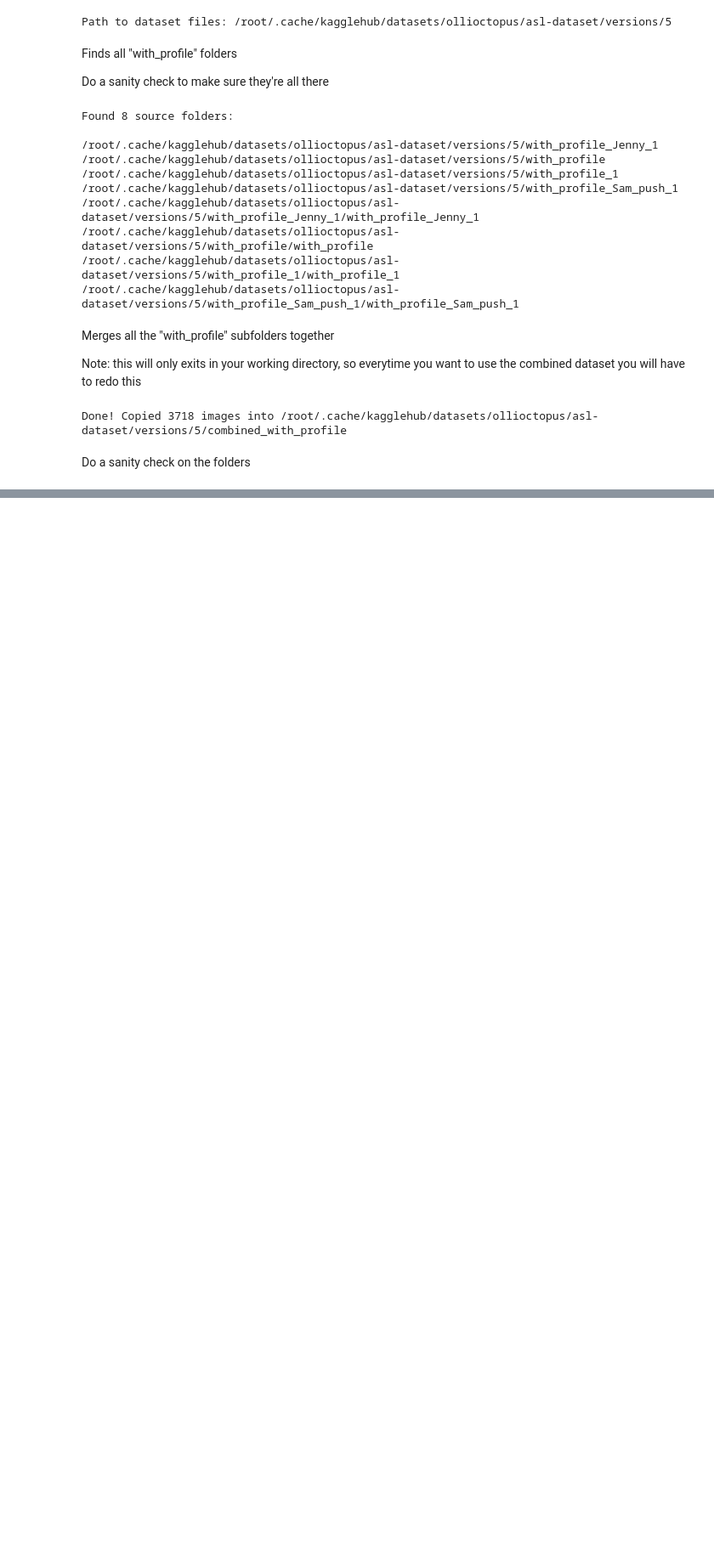
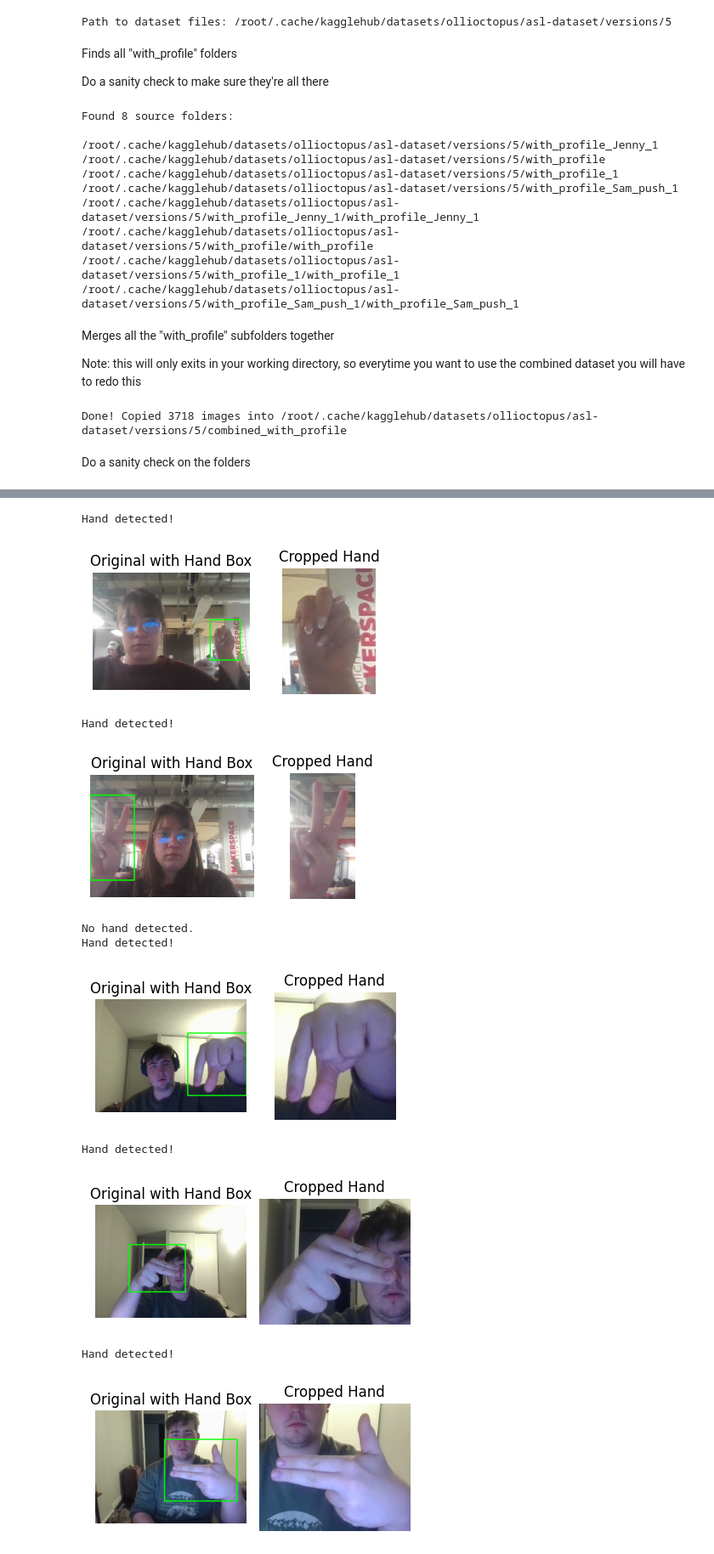
Before and after one commit to JenniferShearer/ENDG-511-Project-Repo, a Jupyter notebook: with_profile_dataset_creation.ipynb, the cells around one changed output, grey strips where cells are left out. Shown at 85% size. Drawn from its saved outputs; the diff is of its cells as text; code cells hidden in the pictures; blank space fills up the shorter version.

Commit message:
cropped hand

```diff
--- a/with_profile_dataset_creation.ipynb
+++ b/with_profile_dataset_creation.ipynb
@@ -141,18 +137,0 @@ import numpy as np
-# %%
-mp_hands = mp.solutions.hands.Hands
-mp_drawing = mp.solutions.drawing_utils
-
-# Example minimal usage
-image_path = source_folders[0] / "f_1.jpg"
-img = cv2.imread(image_path)
-img_rgb = cv2.cvtColor(img, cv2.COLOR_BGR2RGB)
-h, w, _ = img.shape
-
-with mp_hands(static_image_mode=True, max_num_hands=1, min_detection_confidence=0.5) as hands_detector:
-    results = hands_detector.process(img_rgb)
-
-if results.multi_hand_landmarks:
-    hand_landmarks = results.multi_hand_landmarks[0]
-    print("Hand detected!")
-else:
-    print("No hand detected.")
@@ -161,0 +146,12 @@ error: OpenCV(4.13.0) /io/opencv/modules/imgproc/src/color.cpp:199: error: (-215
+# %%
+image_exts = {".jpg", ".jpeg", ".png", ".bmp", ".webp"}
+
+all_images = [p for p in output_root.rglob("*") if p.is_file() and p.suffix.lower() in image_exts]
+
+print(f"Found {len(all_images)} images")
+image_paths =[]
+
+# Show first 10 image paths
+for img in all_images[:10]:
+  image_paths.append(img)
+  print(img)
@@ -161,0 +178,16 @@ error: OpenCV(4.13.0) /io/opencv/modules/imgproc/src/color.cpp:199: error: (-215
+# %%
+sample_images = random.sample(all_images, 40)
+for img in sample_images:
+  crop_hand_and_show(img)
+# %% [output]
+Hand detected!
+[figure, added]
+Hand detected!
+[figure, added]
+No hand detected.
+Hand detected!
+[figure, added]
+Hand detected!
+[figure, added]
+Hand detected!
+[figure, added]
```
Also changed, not shown: parts of 8 cells of this notebook.
